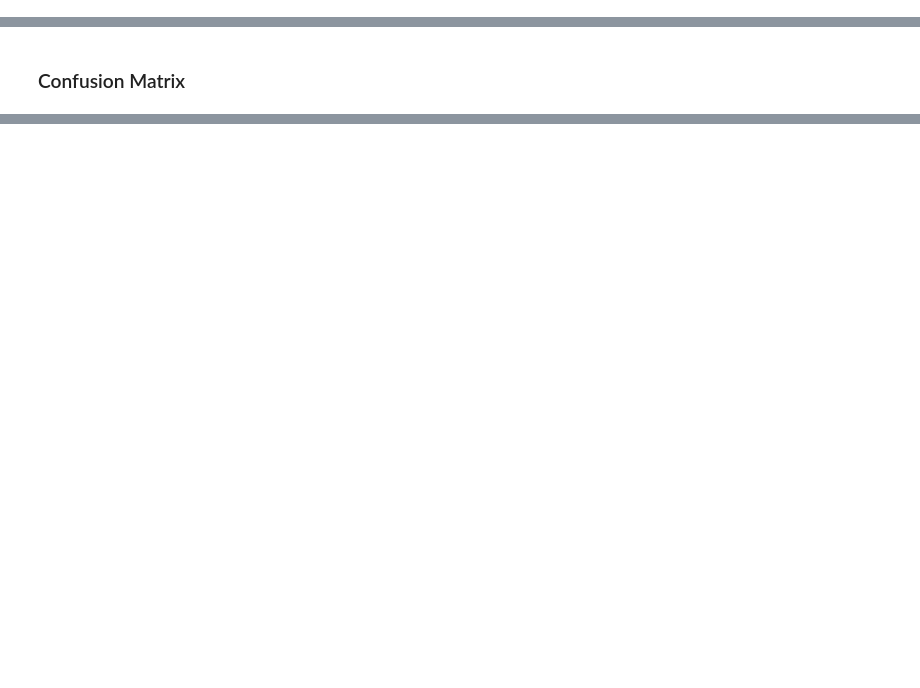
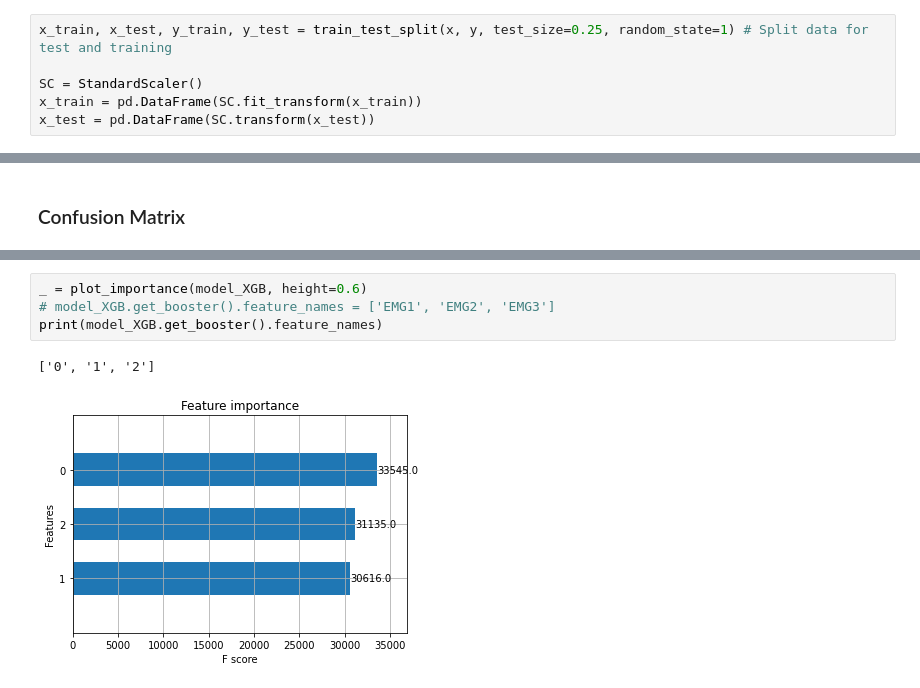
Before and after one commit to Evergarden0101/sensor-data-analysis-pipeline, a Jupyter notebook: back-end/jupyter/EMG.ipynb, the cells around one changed output, grey strips where cells are left out. Drawn from its saved outputs; the diff is of its cells as text; blank space fills up the shorter version.

```diff
--- a/back-end/jupyter/EMG.ipynb
+++ b/back-end/jupyter/EMG.ipynb
@@ -83,0 +135,6 @@ x_test = pd.DataFrame(SC.transform(x_test))
+# %%
+x_train, x_test, y_train, y_test = train_test_split(x, y, test_size=0.25, random_state=1) # Split data for test and training
+
+SC = StandardScaler()
+x_train = pd.DataFrame(SC.fit_transform(x_train))
+x_test = pd.DataFrame(SC.transform(x_test))
@@ -126,0 +208,7 @@ plt.show()
+# %%
+_ = plot_importance(model_XGB, height=0.6)
+# model_XGB.get_booster().feature_names = ['EMG1', 'EMG2', 'EMG3']
+print(model_XGB.get_booster().feature_names)
+# %% [output]
+['0', '1', '2']
+[figure, added]
```
Also changed, not shown: parts of 15 cells of this notebook.
